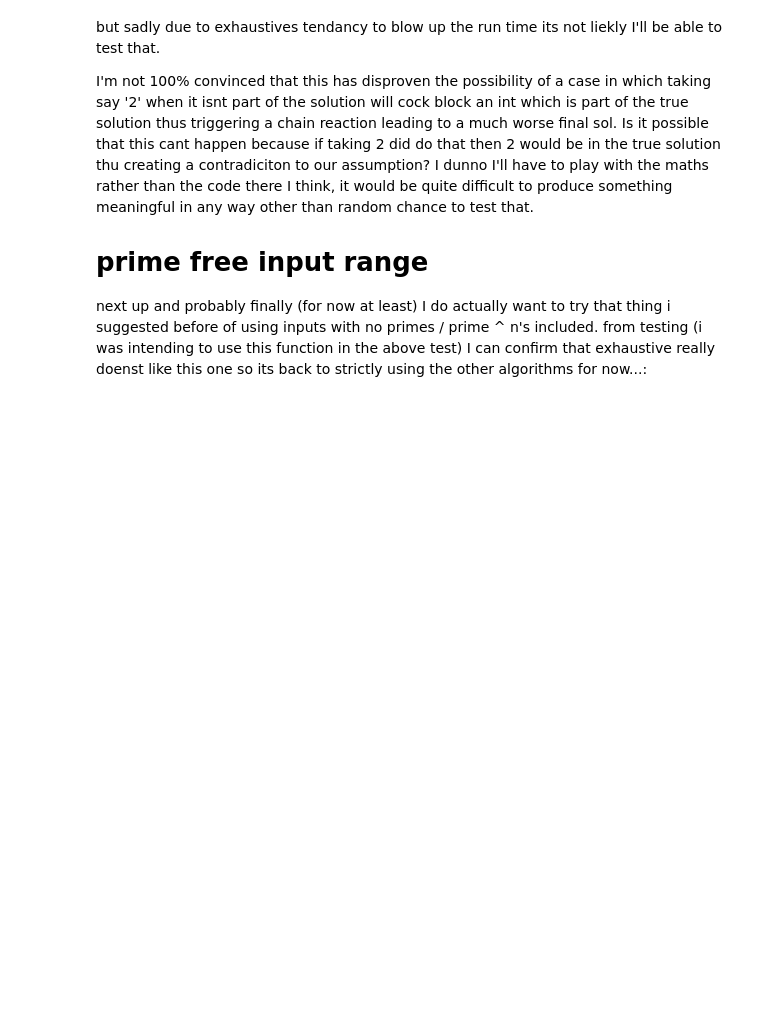
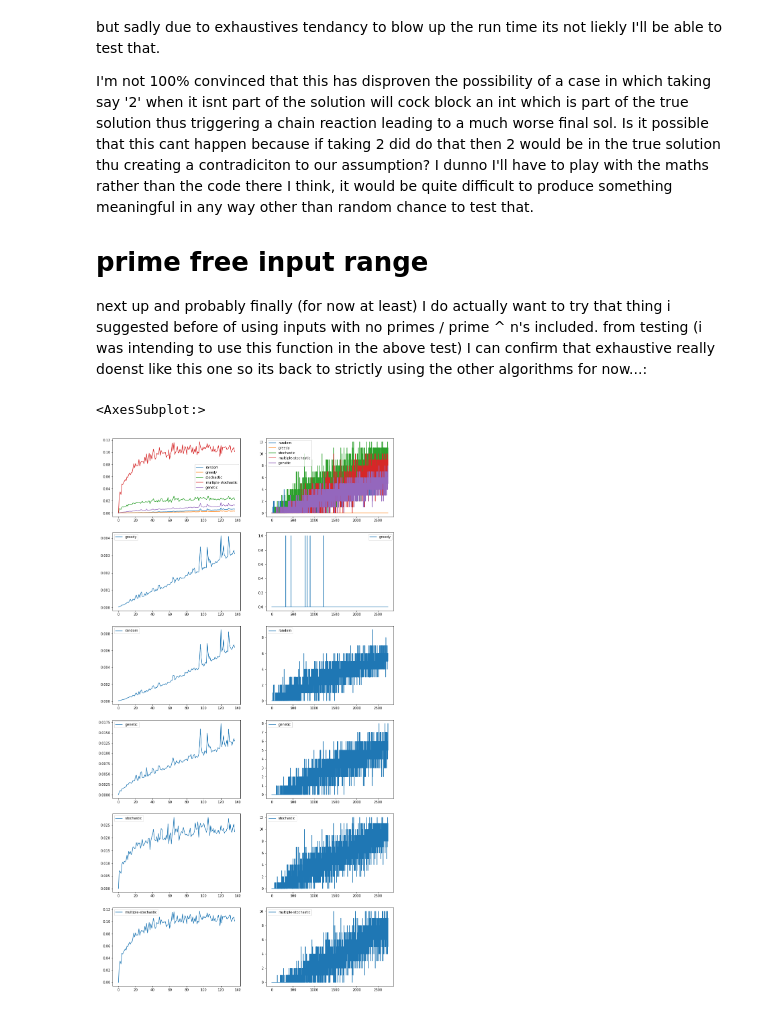
Before and after one commit to JohnStokes228/minimum_prime_hit_set, a Jupyter notebook: algorithm_comparisons.ipynb, the cells around one changed output. Saved outputs shown, nothing was run; the diff lists cells and outputs as text; code cells hidden in the pictures; blank space fills up the shorter version.

```diff
--- a/algorithm_comparisons.ipynb
+++ b/algorithm_comparisons.ipynb
@@ -580,30 +580,99 @@ def list_no_primes(
 
     Paramters
     ---------
     lower_bound : int
         Lower bound of the list of no primes.
     upper_bound : int
         Upper bound of the list of no primes.
     remove_exponents : bool
         Set True to remove numbers which are a prime number to power n
 
     Returns
     -------
     list
         List of ints between lower_bound and upper_bound who are not prime
     """
     no_primes = []
 
     for num in range(lower_bound, upper_bound):
         if num > 1:
             for divisor in range(2, num):
                 if (num % divisor) == 0:
                     no_primes.append(num)
 
     no_primes = list(set(no_primes))
 
     if remove_exponents:
         no_primes = [i for i in no_primes
                     if len(prime_factor_decomposition(i)) > 1]
 
     return no_primes
+
+
+input_list_no_primes = list_no_primes(1, 200, True)
+
+algs_to_run = ['random', 'greedy', 'stochastic', 'multiple-stochastic', 'genetic']
+times = {i: [] for i in algs_to_run}
+lengths = {i:{j:[] for j in range(len(input_list_no_primes))} for i in algs_to_run}
+
+for n in range(1, len(input_list_no_primes)):
+    runtime = {i: [] for i in algs_to_run}
+
+    for i in range(20):
+        input_list = random.sample(input_list_no_primes, n)
+
+        for key in times.keys():
+            start = timer()
+            sol = minimum_prime_hitting_set(input_list, key, text=False)
+            end = timer()
+            runtime[key].append(end - start)
+            lengths[key][n].append(len(sol))
+
+    for key in times.keys():
+        times[key].append(statistics.mean(runtime[key]))
+
+greedy = lengths['greedy']
+stochastic = lengths['stochastic']
+random = lengths['random']
+multiple_stochastic = lengths['multiple-stochastic']
+genetic = lengths['genetic']
+error = {i: [] for i in lengths.keys()}
+
+for key, value in greedy.items():
+    for i in range(len(value)):
+        base = min(greedy[key][i],
+                   stochastic[key][i],
+                   random[key][i],
+                   multiple_stochastic[key][i],
+                   genetic[key][i]
+                  )
+        for alg in lengths.keys():
+            error[alg].append(lengths[alg][key][i] - base)
+
+with open('experiment_output_data/runtimes_no_primes.json', 'w') as fp:
+    json.dump(times, fp)
+with open('experiment_output_data/lengths_no_primes.json', 'w') as fp:
+    json.dump(lengths, fp)
+with open('experiment_output_data/estimated_errors_no_primes.json', 'w') as fp:
+    json.dump(error, fp)
+
+runtimes = pd.read_json('experiment_output_data/runtimes_no_primes.json')
+estimated_error = pd.read_json('experiment_output_data/estimated_errors_no_primes.json')
+
+line_graph_cols = [('greedy', 1),
+                   ('random', 2),
+                   ('genetic', 3),
+                   ('stochastic', 4),
+                   ('multiple-stochastic', 5)]
+
+fig, ax = plt.subplots(6, 2, figsize=(15, 30))
+
+for col_row in line_graph_cols:
+    runtimes.plot(y=col_row[0], ax=ax[col_row[1], 0])
+    estimated_error.plot(y=col_row[0], ax=ax[col_row[1], 1])
+
+runtimes.plot(ax=ax[0, 0])
+estimated_error.plot(ax=ax[0, 1])
+# %% [output]
+<AxesSubplot:>
+[figure, added]
```
Also changed, not shown: parts of 1 cell of this notebook.
